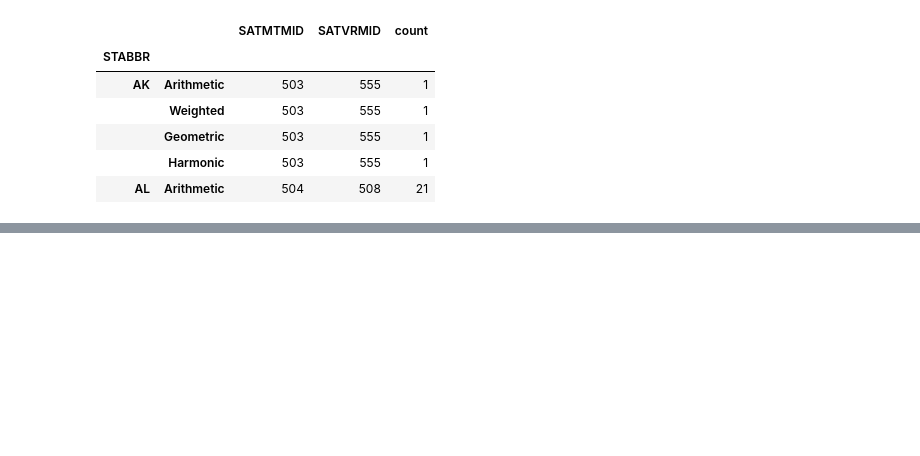
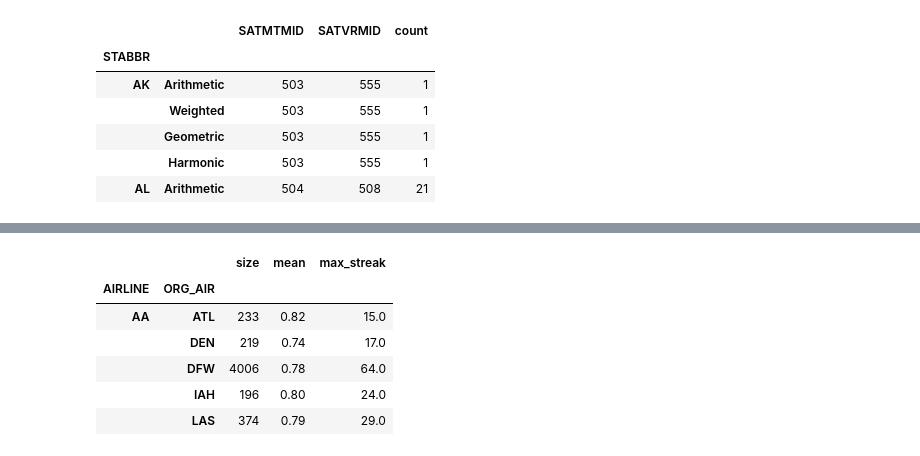
Before and after one commit to minstrel1149/pandas_practice-cookbook1, a Jupyter notebook: Pd_cookbook_1_chapter9.ipynb, the cells around one changed output, grey strips where cells are left out. Cells and saved outputs as stored; diff of their text form; code cells hidden in the pictures; blank space fills up the shorter version.

```diff
--- a/Pd_cookbook_1_chapter9.ipynb
+++ b/Pd_cookbook_1_chapter9.ipynb
@@ -438,3 +438,7 @@ def calculate_means(df):
 |  | Geometric | 503 | 555 | 1 |
 |  | Harmonic | 503 | 555 | 1 |
 | AL | Arithmetic | 504 | 508 | 21 |
+# %%
+# 연속변수의 경우 bin에 배치하여 혹은 반올림 등 다른 매핑을 사용해 이산변수로 변환하여 그룹화
+flights = pd.read_csv(p1 / 'flights.csv')
+flights.head()
@@ -440,0 +508,14 @@ def calculate_means(df):
+# %%
+# 열의 각 값이 바로 그 다음 값을 인식하도록 하기 위해 diff()와 cumsum() 메서드 활용
+ser = pd.Series([0, 1, 1, 0, 1, 1, 1, 0])
+ser1 = ser.cumsum()
+(ser1
+.mul(ser)
+# diff() 메서드 활용하여 이전 값과의 차이를 파악(sub() 메서드 활용하여 ser1을 빼는 것도 가능한듯)
+.diff()
+# where() 메서드 통해서 0보다 작은 값만 남겨두고 나머지는 NaN으로 전환(sub() 메서드 활용했을 경우 where() 메서드에서 0이 아닌 값을 남겨둬야)
+.where(lambda ser: ser < 0)
+# ffill() 메서드를 통해 결측치를 앞으로 전진하면서 채우기
+.ffill()
+.add(ser1, fill_value=0)
+)
@@ -440,0 +532,34 @@ def calculate_means(df):
+# %%
+# 연속하는 값을 찾는 Series를 생성 후 최대값을 찾는 함수 생성
+def max_streak(ser):
+    ser1 = ser.cumsum()
+    return (ser
+       .mul(ser1)
+       .diff()
+       .where(lambda x: x < 0)
+       .ffill()
+       .add(ser1, fill_value=0)
+       # max() 메서드를 결합하여 최대값인 단일 스칼라로 반환
+       .max()
+    )
+# %%
+(flights
+# 'ARR_DELAY'가 15를 넘지 않으면 ON_TIME으로 보는 새로운 열 생성 -> 정수로 형 변환
+# 취소된 비행의 경우 'ARR_DELAY'값 누락 -> 불리언 조건을 전달하지 않아 ON_TIME이 0으로 생성(지연된 것과 동일하게 취급)
+.assign(ON_TIME=flights['ARR_DELAY'].lt(15).astype('int'))
+# 가장 긴 연속 정시비행 시간을 찾기 위해 월, 일, 출발시각을 정렬
+.sort_values(['MONTH', 'DAY', 'SCHED_DEP'])
+# 'AIRLINE'과 'ORG_AIR'를 그룹화열로, 'ON_TIME'을 집계열로 -> ON_TIME의 max_streak을 찾기 위함이므로
+.groupby(['AIRLINE', 'ORG_AIR'])['ON_TIME']
+.agg(['size', 'mean', max_streak])
+.round(2)
+.head()
+)
+# %% [output]
+|  |  | size | mean | max_streak |
+| AIRLINE | ORG_AIR |  |  |  |
+| AA | ATL | 233 | 0.82 | 15.0 |
+|  | DEN | 219 | 0.74 | 17.0 |
+|  | DFW | 4006 | 0.78 | 64.0 |
+|  | IAH | 196 | 0.80 | 24.0 |
+|  | LAS | 374 | 0.79 | 29.0 |
```
Also changed, not shown: parts of 6 cells of this notebook, 1 other file.
